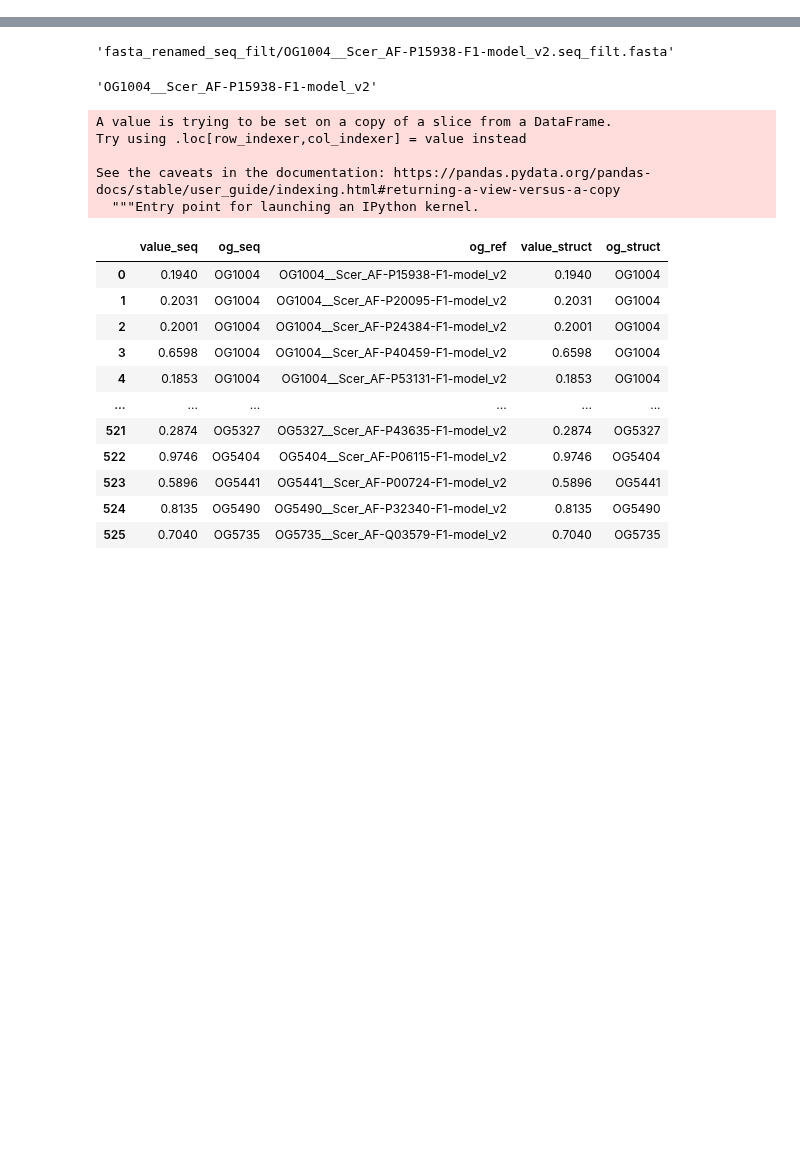
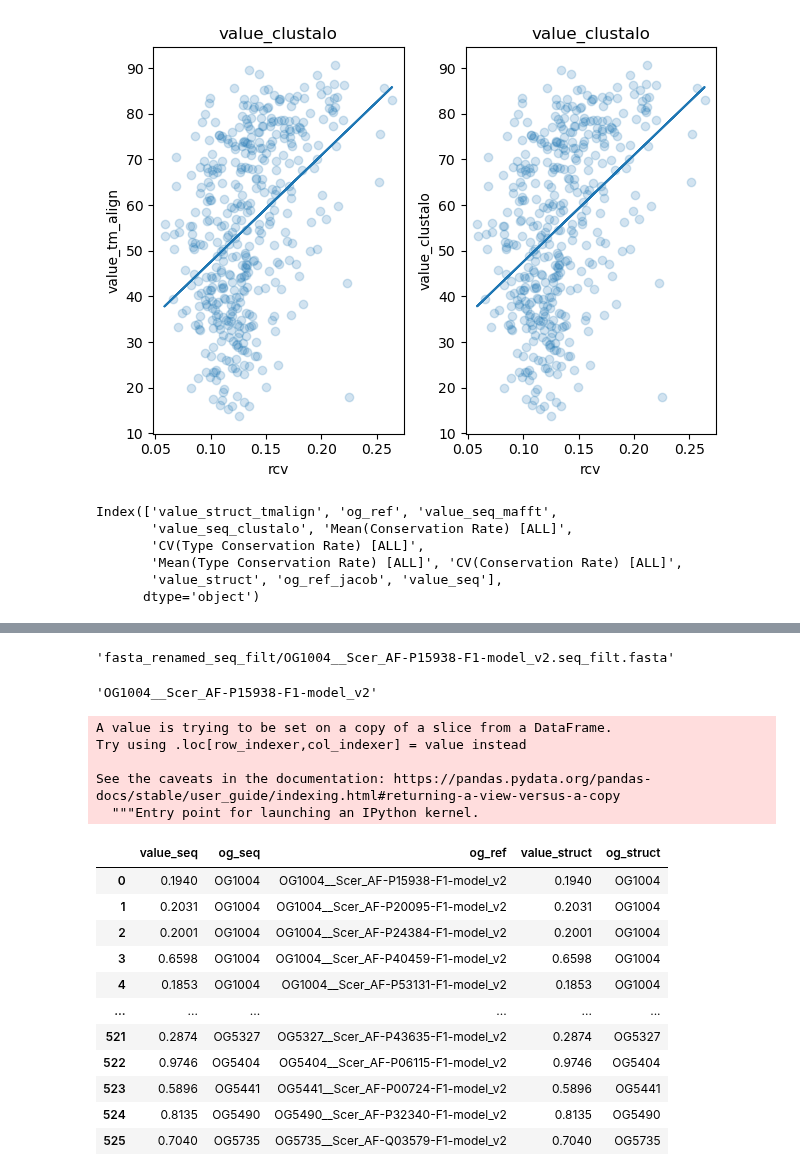
Before and after one commit to heineike02/diverse_yeast, a Jupyter notebook: 20230314_struct_seq_alignment_comparisons.ipynb, the cells around one changed output, grey strips where cells are left out. Saved outputs shown, nothing was run; the diff lists cells and outputs as text; code cells hidden in the pictures; blank space fills up the shorter version.

```diff
--- a/20230314_struct_seq_alignment_comparisons.ipynb
+++ b/20230314_struct_seq_alignment_comparisons.ipynb
@@ -70,0 +158,37 @@ plt.colorbar(data_plt, cax=ax, label='Conservation')
+# %%
+fig, axarr = plt.subplots(1,2)
+
+metric1 = 'rcv'
+data_to_plot1 = aln_comparisons_dict[metric1]
+metric2 = 'percent_var_sites'
+data_to_plot2 = aln_comparisons_dict[metric2]
+for jj, metric2 in enumerate(['value_tm_align', 'value_clustalo']):
+    ax = axarr[jj]
+    #obtain m (slope) and b(intercept) of linear regression line
+    x = data_to_plot1[strategy]
+    y = data_to_plot2[strategy]
+
+
+    ax.set_title(strategy)
+    ax.set_xlabel(metric1)
+    ax.set_ylabel(metric2)
+    ax.scatter(x, y, alpha = 0.2)
+
+    #add linear regression line to scatterplot
+    m, b = np.polyfit(x, y, 1)
+
+    ax.plot(x, m*x+b)
+
+
+fig.tight_layout()
+# %% [output]
+[figure, added]
+# %%
+aln_comparisons_dict['treeness'].keys()
+# %% [output]
+Index(['value_struct_tmalign', 'og_ref', 'value_seq_mafft',
+       'value_seq_clustalo', 'Mean(Conservation Rate) [ALL]',
+       'CV(Type Conservation Rate) [ALL]',
+       'Mean(Type Conservation Rate) [ALL]', 'CV(Conservation Rate) [ALL]',
+       'value_struct', 'og_ref_jacob', 'value_seq'],
+      dtype='object')
```
Also changed, not shown: parts of 11 cells of this notebook, 7 other files.
